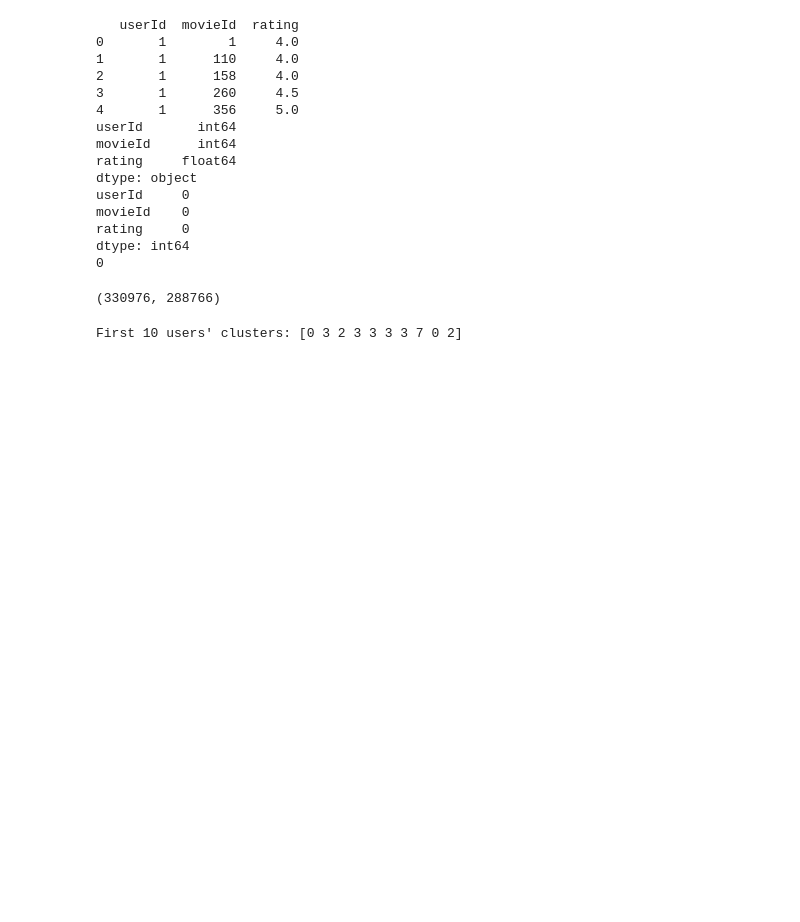
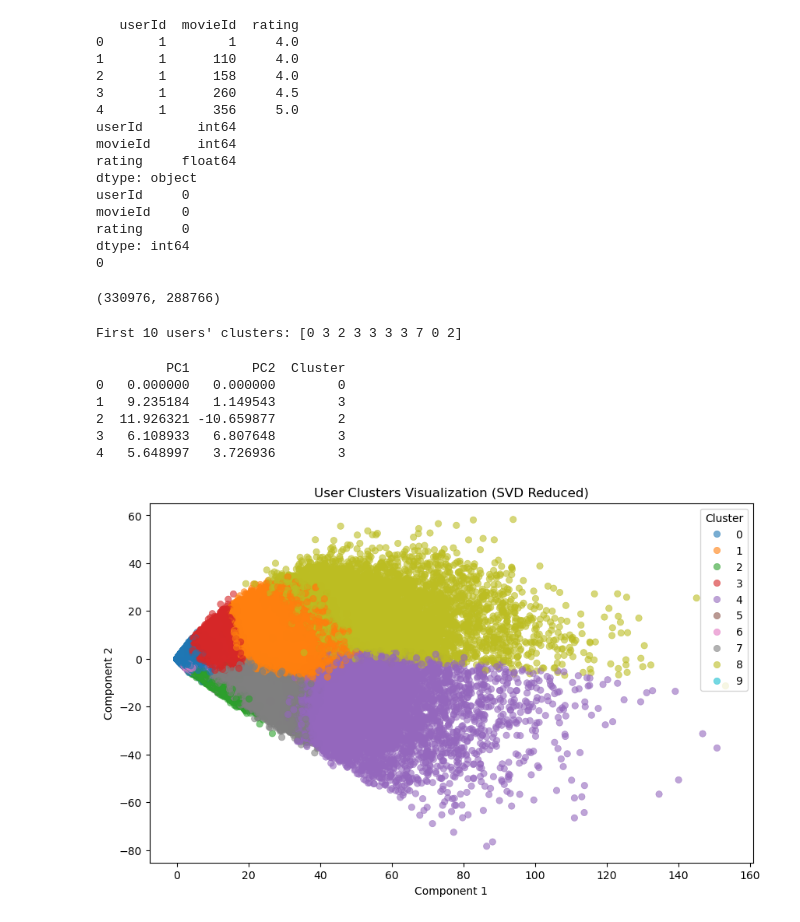
Before and after one commit to zakaryadev03/Movie-Rec-System, a Jupyter notebook: notebooks/user_clustering.ipynb, the cells around one changed output. Cells and saved outputs as stored; diff of their text form; code cells hidden in the pictures; blank space fills up the shorter version.

Commit message:
adding visualization

```diff
--- a/notebooks/user_clustering.ipynb
+++ b/notebooks/user_clustering.ipynb
@@ -57,0 +60,17 @@ First 10 users' clusters: [0 3 2 3 3 3 3 7 0 2]
+# %%
+# Reduce dimensions using Truncated SVD (works on sparse data)
+svd = TruncatedSVD(n_components=2, random_state=42)
+user_vectors_2d = svd.fit_transform(user_item_matrix)
+
+# Store cluster labels with SVD results
+user_clusters_df = pd.DataFrame(user_vectors_2d, columns=["PC1", "PC2"])
+user_clusters_df["Cluster"] = kmeans.labels_
+
+print(user_clusters_df.head())
+# %% [output]
+         PC1        PC2  Cluster
+0   0.000000   0.000000        0
+1   9.235184   1.149543        3
+2  11.926321 -10.659877        2
+3   6.108933   6.807648        3
+4   5.648997   3.726936        3
@@ -57,0 +80,16 @@ First 10 users' clusters: [0 3 2 3 3 3 3 7 0 2]
+# %%
+import matplotlib.pyplot as plt
+import seaborn as sns
+
+plt.figure(figsize=(10, 6))
+sns.scatterplot(
+    x="PC1", y="PC2", hue="Cluster", palette="tab10",
+    data=user_clusters_df, alpha=0.6, edgecolor=None
+)
+plt.title("User Clusters Visualization (SVD Reduced)")
+plt.xlabel("Component 1")
+plt.ylabel("Component 2")
+plt.legend(title="Cluster")
+plt.show()
+# %% [output]
+[figure, added]
```
Also changed, not shown: parts of 2 cells of this notebook.
